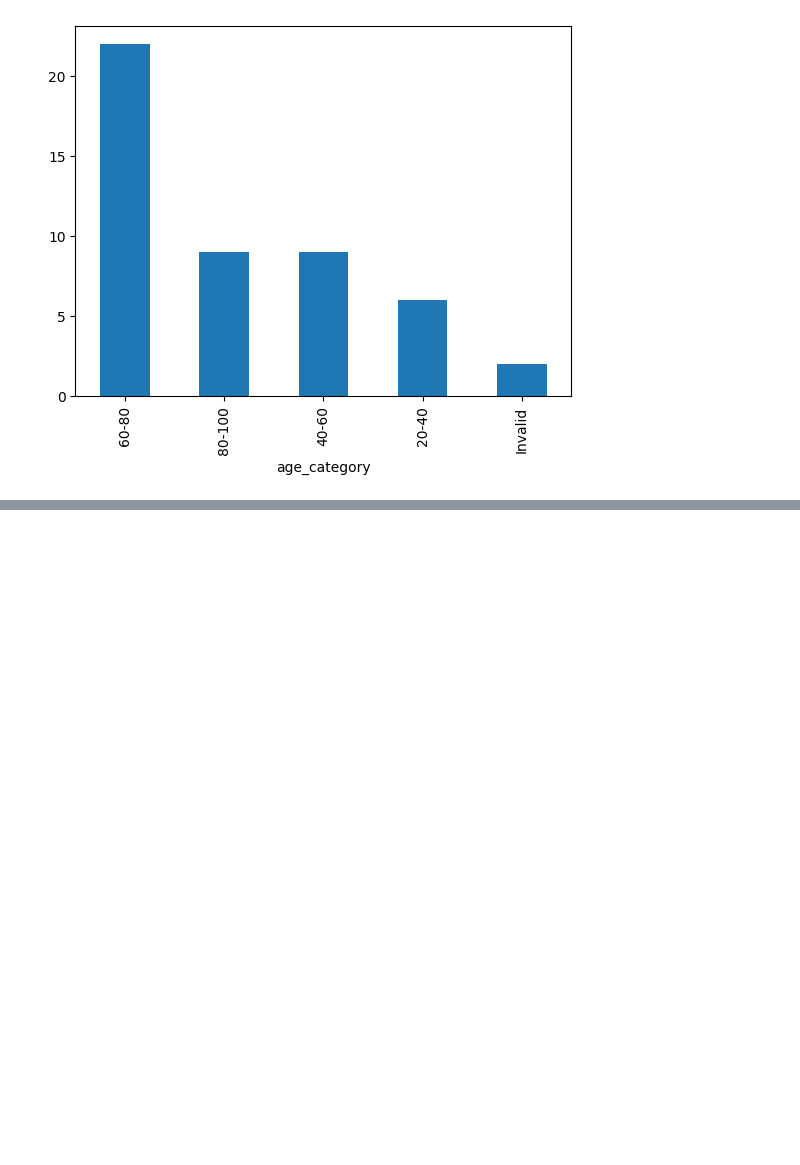
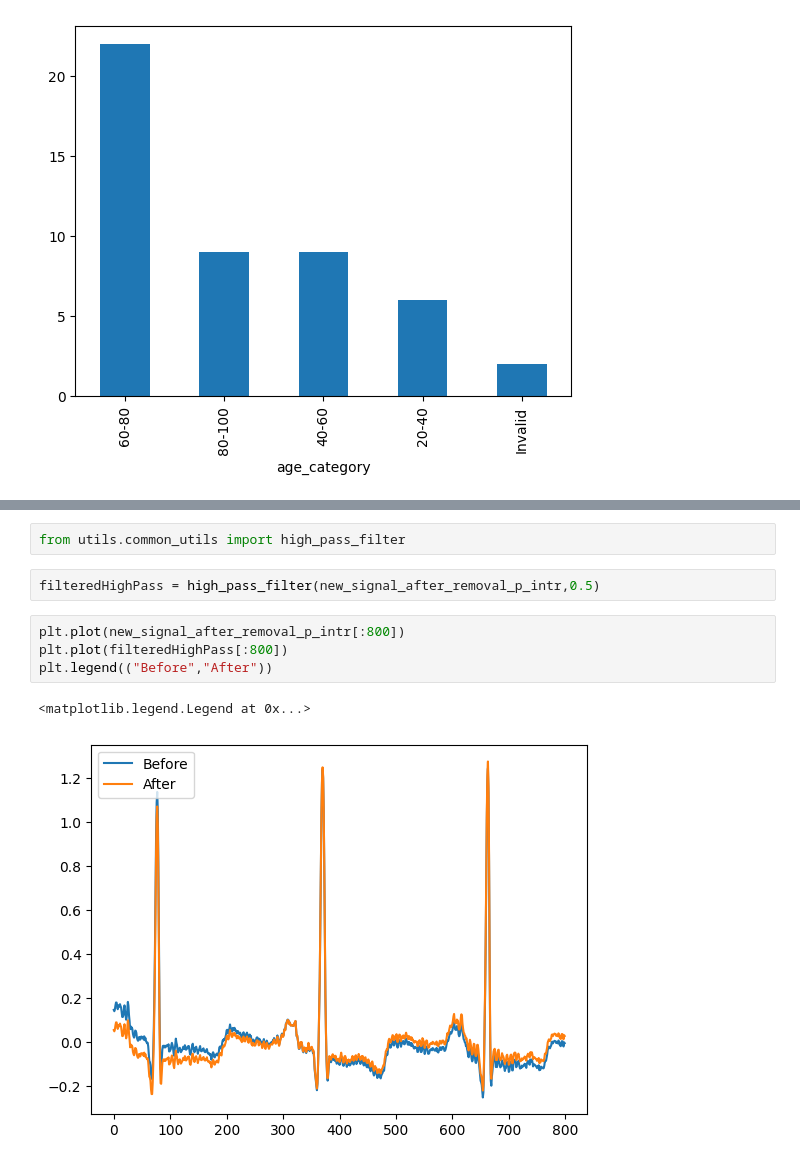
Before and after one commit to Alton1998/Arrhythmia-Detection, a Jupyter notebook: Arrhythmia Detection EDA.ipynb, the cells around one changed output, grey strips where cells are left out. Cells and saved outputs as stored; diff of their text form; blank space fills up the shorter version.

```diff
--- a/Arrhythmia Detection EDA.ipynb
+++ b/Arrhythmia Detection EDA.ipynb
@@ -588,0 +534,11 @@ plt.plot(filtered)
+# %%
+from utils.common_utils import high_pass_filter
+# %%
+filteredHighPass = high_pass_filter(new_signal_after_removal_p_intr,0.5)
+# %%
+plt.plot(new_signal_after_removal_p_intr[:800])
+plt.plot(filteredHighPass[:800])
+plt.legend(("Before","After"))
+# %% [output]
+<matplotlib.legend.Legend at 0x...>
+[figure, added]
```
Also changed, not shown: parts of 63 cells of this notebook, 3 other files.
